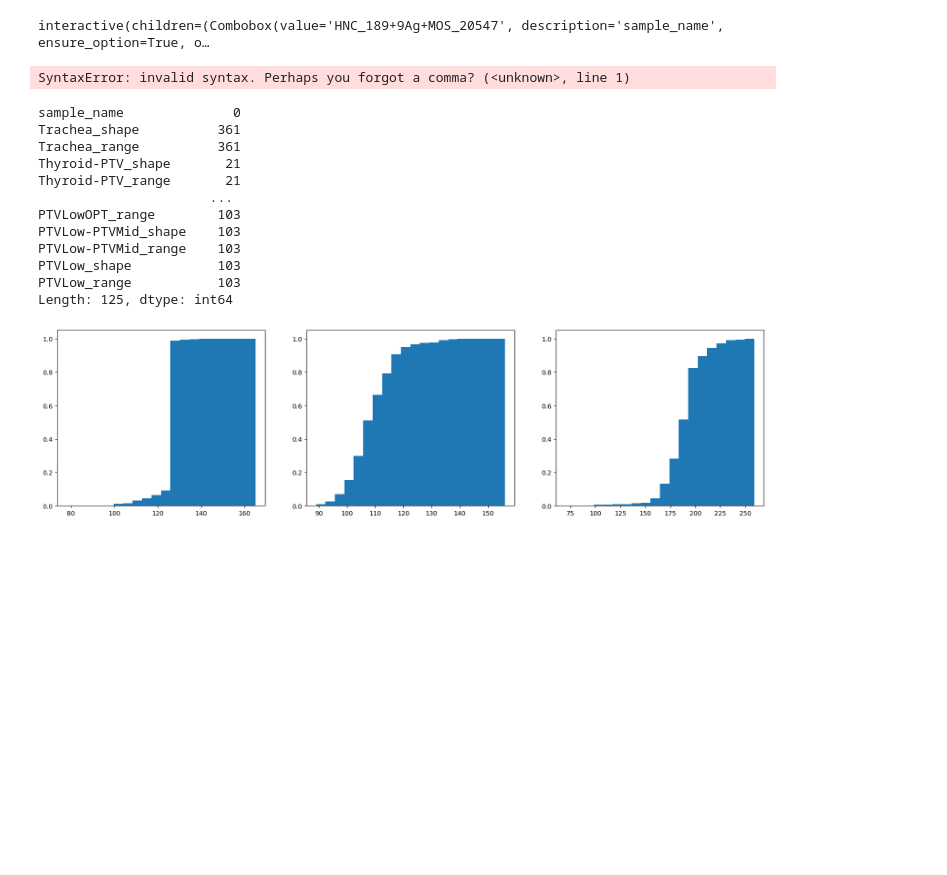
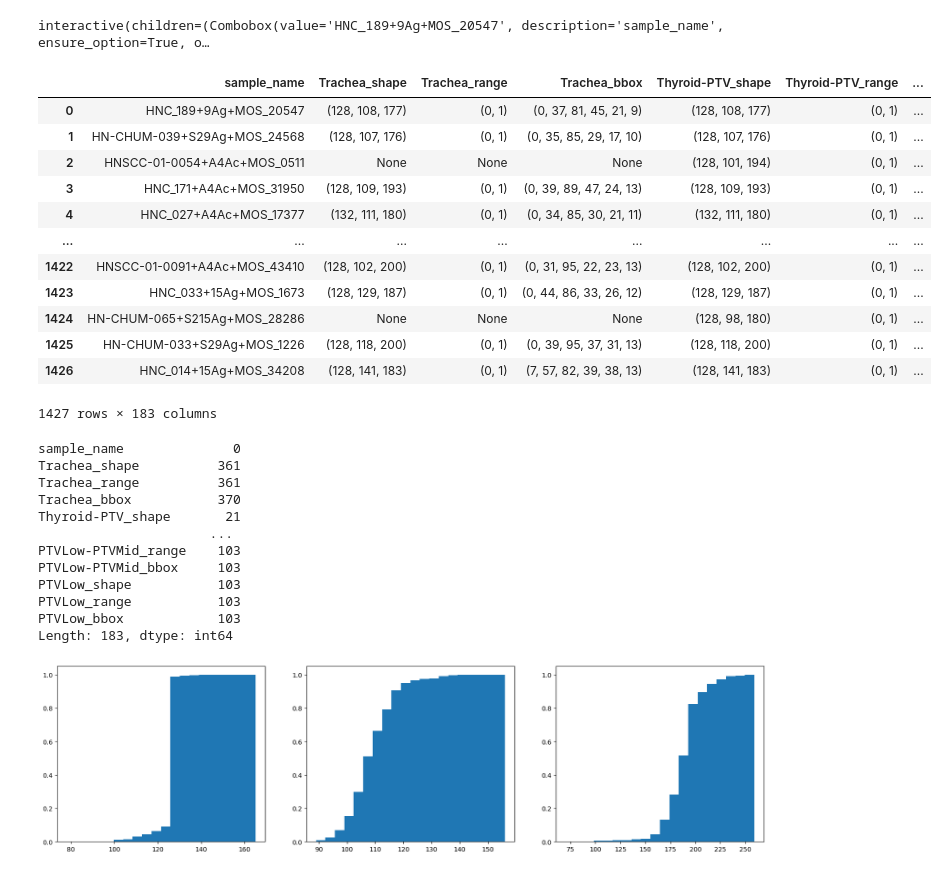
Before and after one commit to josefweibel/dose-prediction-calculation-thesis, a Jupyter notebook: notebooks/01_data_exploration.ipynb, the cells around one changed output. Cells and saved outputs as stored; diff of their text form; code cells hidden in the pictures; blank space fills up the shorter version.

```diff
--- a/notebooks/01_data_exploration.ipynb
+++ b/notebooks/01_data_exploration.ipynb
@@ -146,11 +146,25 @@ pd.DataFrame(metadata).set_index('sample_name').to_csv('../data/train_metadata.c
 # %%
-metadata = pd.read_csv('../data/train_metadata.csv')
+metadata = pd.read_csv('../data/gdphmm-hn/train_metadata.csv')
 for col in metadata.columns[metadata.columns.str.endswith(('_shape', '_range', '_bbox'))]:
   metadata[col] = metadata[col].apply(lambda x: literal_eval(x) if isinstance(x, str) else None)
 
+metadata['all_mask'] = metadata['all_mask'].apply(lambda x: literal_eval(x) if isinstance(x, str) else x)
+
 metadata
 # %% [output]
+|  | sample_name | Trachea_shape | Trachea_range | Trachea_bbox | Thyroid-PTV_shape | Thyroid-PTV_range | ... |
+| 0 | HNC_189+9Ag+MOS_20547 | (128, 108, 177) | (0, 1) | (0, 37, 81, 45, 21, 9) | (128, 108, 177) | (0, 1) | ... |
+| 1 | HN-CHUM-039+S29Ag+MOS_24568 | (128, 107, 176) | (0, 1) | (0, 35, 85, 29, 17, 10) | (128, 107, 176) | (0, 1) | ... |
+| 2 | HNSCC-01-0054+A4Ac+MOS_0511 | None | None | None | (128, 101, 194) | (0, 1) | ... |
+| 3 | HNC_171+A4Ac+MOS_31950 | (128, 109, 193) | (0, 1) | (0, 39, 89, 47, 24, 13) | (128, 109, 193) | (0, 1) | ... |
+| 4 | HNC_027+A4Ac+MOS_17377 | (132, 111, 180) | (0, 1) | (0, 34, 85, 30, 21, 11) | (132, 111, 180) | (0, 1) | ... |
+| ... | ... | ... | ... | ... | ... | ... | ... |
+| 1422 | HNSCC-01-0091+A4Ac+MOS_43410 | (128, 102, 200) | (0, 1) | (0, 31, 95, 22, 23, 13) | (128, 102, 200) | (0, 1) | ... |
+| 1423 | HNC_033+15Ag+MOS_1673 | (128, 129, 187) | (0, 1) | (0, 44, 86, 33, 26, 12) | (128, 129, 187) | (0, 1) | ... |
+| 1424 | HN-CHUM-065+S215Ag+MOS_28286 | None | None | None | (128, 98, 180) | (0, 1) | ... |
+| 1425 | HN-CHUM-033+S29Ag+MOS_1226 | (128, 118, 200) | (0, 1) | (0, 39, 95, 37, 31, 13) | (128, 118, 200) | (0, 1) | ... |
+| 1426 | HNC_014+15Ag+MOS_34208 | (128, 141, 183) | (0, 1) | (7, 57, 82, 39, 38, 13) | (128, 141, 183) | (0, 1) | ... |
-SyntaxError: invalid syntax. Perhaps you forgot a comma? (<unknown>, line 1)
+1427 rows × 183 columns
 # %%
 missings = metadata.isna().sum()
 missings
@@ -158,15 +172,15 @@ missings
 sample_name              0
 Trachea_shape          361
 Trachea_range          361
+Trachea_bbox           370
 Thyroid-PTV_shape       21
-Thyroid-PTV_range       21
                       ...
-PTVLowOPT_range        103
-PTVLow-PTVMid_shape    103
 PTVLow-PTVMid_range    103
+PTVLow-PTVMid_bbox     103
 PTVLow_shape           103
 PTVLow_range           103
-Length: 125, dtype: int64
+PTVLow_bbox            103
+Length: 183, dtype: int64
 # %%
 img_shapes = np.array(metadata['img_shape'].tolist())
 
```
Also changed, not shown: parts of 10 cells of this notebook.
